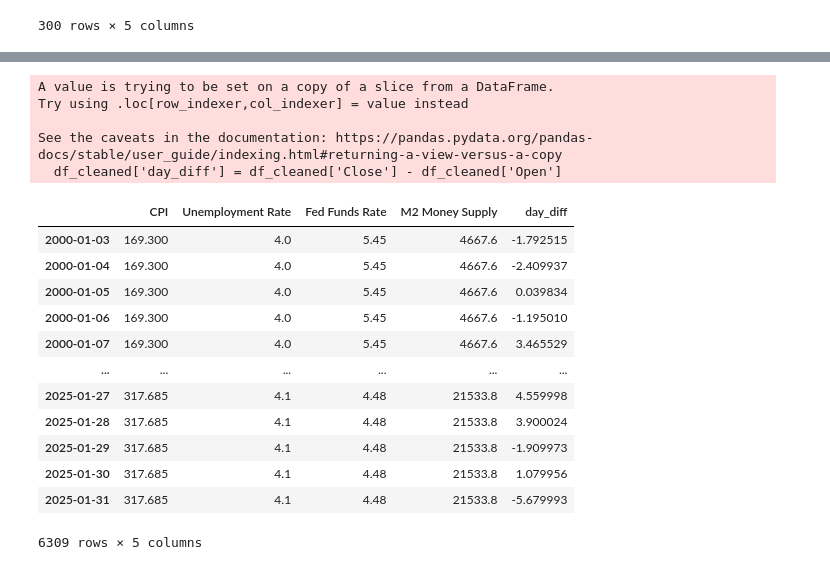
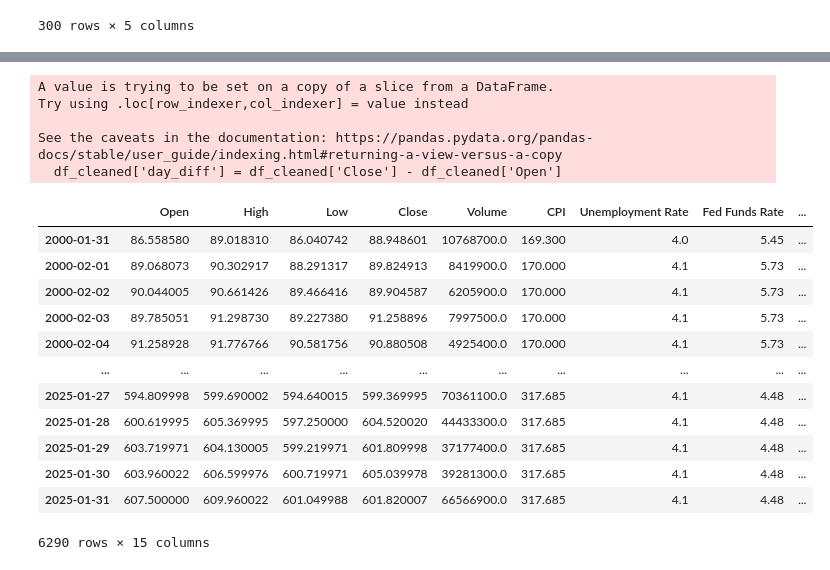
Before and after one commit to andykr1k/MarketPredictor, a Jupyter notebook: Data/DataCollection.ipynb, the cells around one changed output, grey strips where cells are left out. Drawn from its saved outputs; the diff is of its cells as text; code cells hidden in the pictures.

```diff
--- a/Data/DataCollection.ipynb
+++ b/Data/DataCollection.ipynb
@@ -169,3 +169,11 @@ df_cleaned
 | 2025-01-30 | 603.960022 | 606.599976 | 600.719971 | 605.039978 | 39281300.0 | 317.685 | 4.1 | 4.48 | ... |
 | 2025-01-31 | 607.500000 | 609.960022 | 601.049988 | 601.820007 | 66566900.0 | 317.685 | 4.1 | 4.48 | ... |
 6309 rows × 9 columns
+# %%
+for lag in [1, 2, 3]:
+    df_cleaned[f'Close_lag_{lag}'] = df_cleaned['Close'].shift(lag)
+
+df_cleaned['5_day_ma'] = df_cleaned['Close'].rolling(5).mean()
+df_cleaned['20_day_ma'] = df_cleaned['Close'].rolling(20).mean()
+
+df_cleaned = df_cleaned.dropna()
@@ -172,27 +198,25 @@ df_cleaned
 # %%
 df_cleaned['day_diff'] = df_cleaned['Close'] - df_cleaned['Open']
 
-df_cleaned = df_cleaned.drop(columns=['Open', 'High', 'Low', 'Close', 'Volume'])
-
 df_cleaned
 # %% [output]
 A value is trying to be set on a copy of a slice from a DataFrame.
 Try using .loc[row_indexer,col_indexer] = value instead
 
 See the caveats in the documentation: https://pandas.pydata.org/pandas-docs/stable/user_guide/indexing.html#returning-a-view-versus-a-copy
   df_cleaned['day_diff'] = df_cleaned['Close'] - df_cleaned['Open']
-|  | CPI | Unemployment Rate | Fed Funds Rate | M2 Money Supply | day_diff |
-| 2000-01-03 | 169.300 | 4.0 | 5.45 | 4667.6 | -1.792515 |
-| 2000-01-04 | 169.300 | 4.0 | 5.45 | 4667.6 | -2.409937 |
-| 2000-01-05 | 169.300 | 4.0 | 5.45 | 4667.6 | 0.039834 |
-| 2000-01-06 | 169.300 | 4.0 | 5.45 | 4667.6 | -1.195010 |
-| 2000-01-07 | 169.300 | 4.0 | 5.45 | 4667.6 | 3.465529 |
-| ... | ... | ... | ... | ... | ... |
-| 2025-01-27 | 317.685 | 4.1 | 4.48 | 21533.8 | 4.559998 |
-| 2025-01-28 | 317.685 | 4.1 | 4.48 | 21533.8 | 3.900024 |
-| 2025-01-29 | 317.685 | 4.1 | 4.48 | 21533.8 | -1.909973 |
-| 2025-01-30 | 317.685 | 4.1 | 4.48 | 21533.8 | 1.079956 |
-| 2025-01-31 | 317.685 | 4.1 | 4.48 | 21533.8 | -5.679993 |
+|  | Open | High | Low | Close | Volume | CPI | Unemployment Rate | Fed Funds Rate | ... |
+| 2000-01-31 | 86.558580 | 89.018310 | 86.040742 | 88.948601 | 10768700.0 | 169.300 | 4.0 | 5.45 | ... |
+| 2000-02-01 | 89.068073 | 90.302917 | 88.291317 | 89.824913 | 8419900.0 | 170.000 | 4.1 | 5.73 | ... |
+| 2000-02-02 | 90.044005 | 90.661426 | 89.466416 | 89.904587 | 6205900.0 | 170.000 | 4.1 | 5.73 | ... |
+| 2000-02-03 | 89.785051 | 91.298730 | 89.227380 | 91.258896 | 7997500.0 | 170.000 | 4.1 | 5.73 | ... |
+| 2000-02-04 | 91.258928 | 91.776766 | 90.581756 | 90.880508 | 4925400.0 | 170.000 | 4.1 | 5.73 | ... |
+| ... | ... | ... | ... | ... | ... | ... | ... | ... | ... |
+| 2025-01-27 | 594.809998 | 599.690002 | 594.640015 | 599.369995 | 70361100.0 | 317.685 | 4.1 | 4.48 | ... |
+| 2025-01-28 | 600.619995 | 605.369995 | 597.250000 | 604.520020 | 44433300.0 | 317.685 | 4.1 | 4.48 | ... |
+| 2025-01-29 | 603.719971 | 604.130005 | 599.219971 | 601.809998 | 37177400.0 | 317.685 | 4.1 | 4.48 | ... |
+| 2025-01-30 | 603.960022 | 606.599976 | 600.719971 | 605.039978 | 39281300.0 | 317.685 | 4.1 | 4.48 | ... |
+| 2025-01-31 | 607.500000 | 609.960022 | 601.049988 | 601.820007 | 66566900.0 | 317.685 | 4.1 | 4.48 | ... |
-6309 rows × 5 columns
+6290 rows × 15 columns
 # %%
 df_cleaned.to_csv("CleanedData.csv")
```
Also changed, not shown: parts of 6 cells of this notebook, 2 other files.
